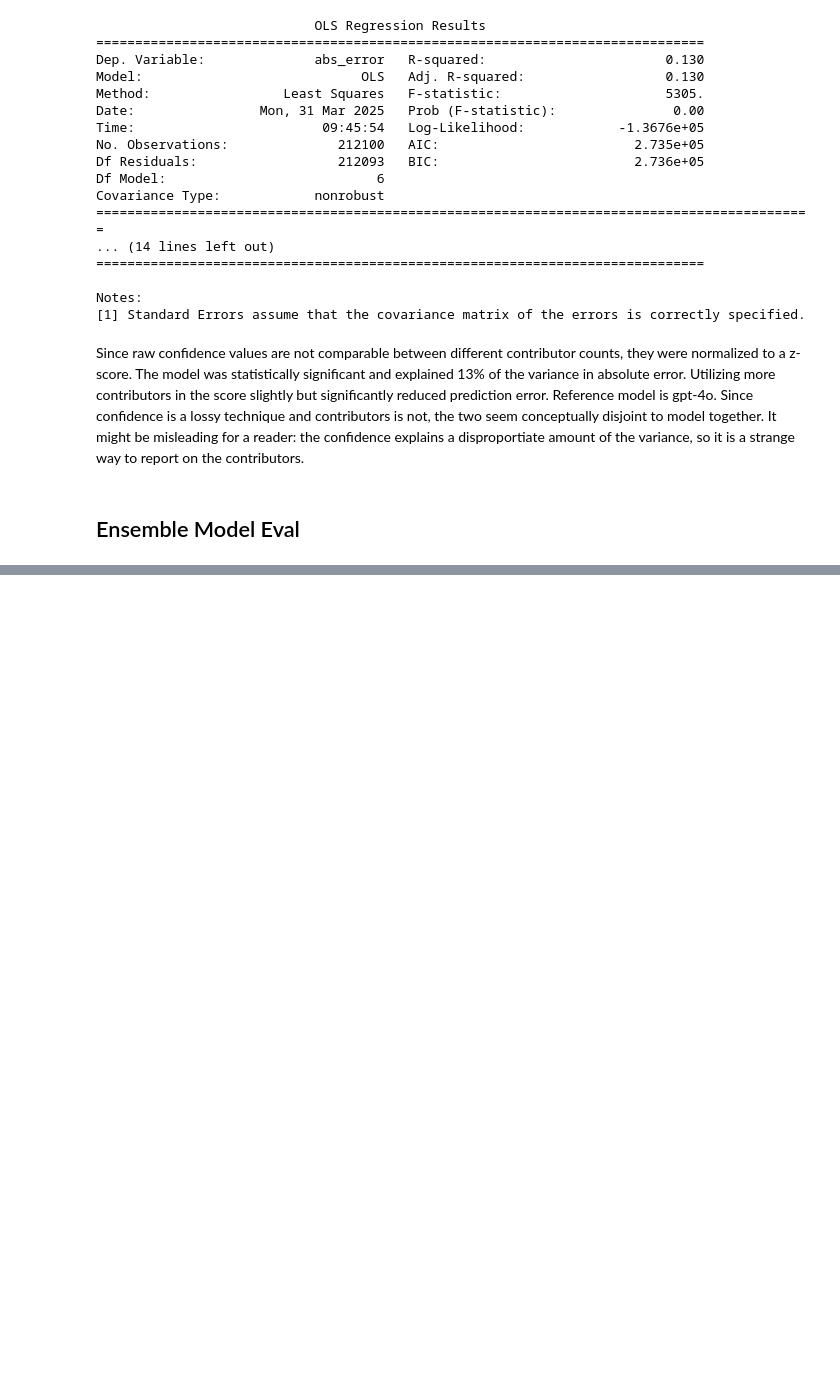
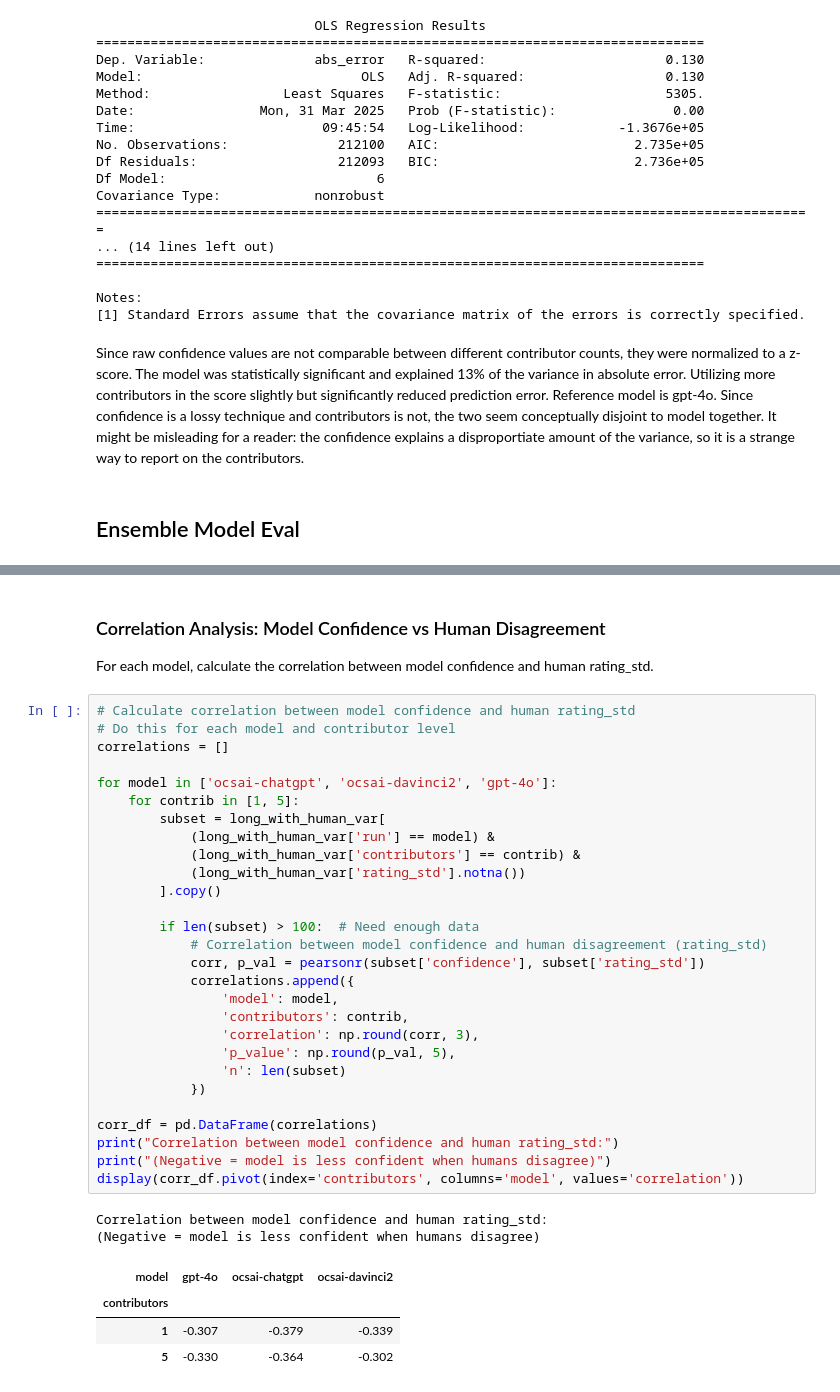
Before and after one commit to massivetexts/ocsai, a Jupyter notebook: notebooks/evaluation/LogProbsOcsai1.ipynb, the cells around one changed output, grey strips where cells are left out. Drawn from its saved outputs; the diff is of its cells as text; blank space fills up the shorter version.

```diff
--- a/notebooks/evaluation/LogProbsOcsai1.ipynb
+++ b/notebooks/evaluation/LogProbsOcsai1.ipynb
@@ -591,0 +721,39 @@ ensemble.groupby('contributors').apply(evaluate)
+# %% [markdown]
+### Correlation Analysis: Model Confidence vs Human Disagreement
+
+For each model, calculate the correlation between model confidence and human rating_std.
+# %%
+# Calculate correlation between model confidence and human rating_std
+# Do this for each model and contributor level
+correlations = []
+
+for model in ['ocsai-chatgpt', 'ocsai-davinci2', 'gpt-4o']:
+    for contrib in [1, 5]:
+        subset = long_with_human_var[
+            (long_with_human_var['run'] == model) &
+            (long_with_human_var['contributors'] == contrib) &
+            (long_with_human_var['rating_std'].notna())
+        ].copy()
+
+        if len(subset) > 100:  # Need enough data
+            # Correlation between model confidence and human disagreement (rating_std)
+            corr, p_val = pearsonr(subset['confidence'], subset['rating_std'])
+            correlations.append({
+                'model': model,
+                'contributors': contrib,
+                'correlation': np.round(corr, 3),
+                'p_value': np.round(p_val, 5),
+                'n': len(subset)
+            })
+
+corr_df = pd.DataFrame(correlations)
+print("Correlation between model confidence and human rating_std:")
+print("(Negative = model is less confident when humans disagree)")
+display(corr_df.pivot(index='contributors', columns='model', values='correlation'))
+# %% [output]
+Correlation between model confidence and human rating_std:
+(Negative = model is less confident when humans disagree)
+| model | gpt-4o | ocsai-chatgpt | ocsai-davinci2 |
+| contributors |  |  |  |
+| 1 | -0.307 | -0.379 | -0.339 |
+| 5 | -0.330 | -0.364 | -0.302 |
```
Also changed, not shown: parts of 12 cells of this notebook, 1 other file.
